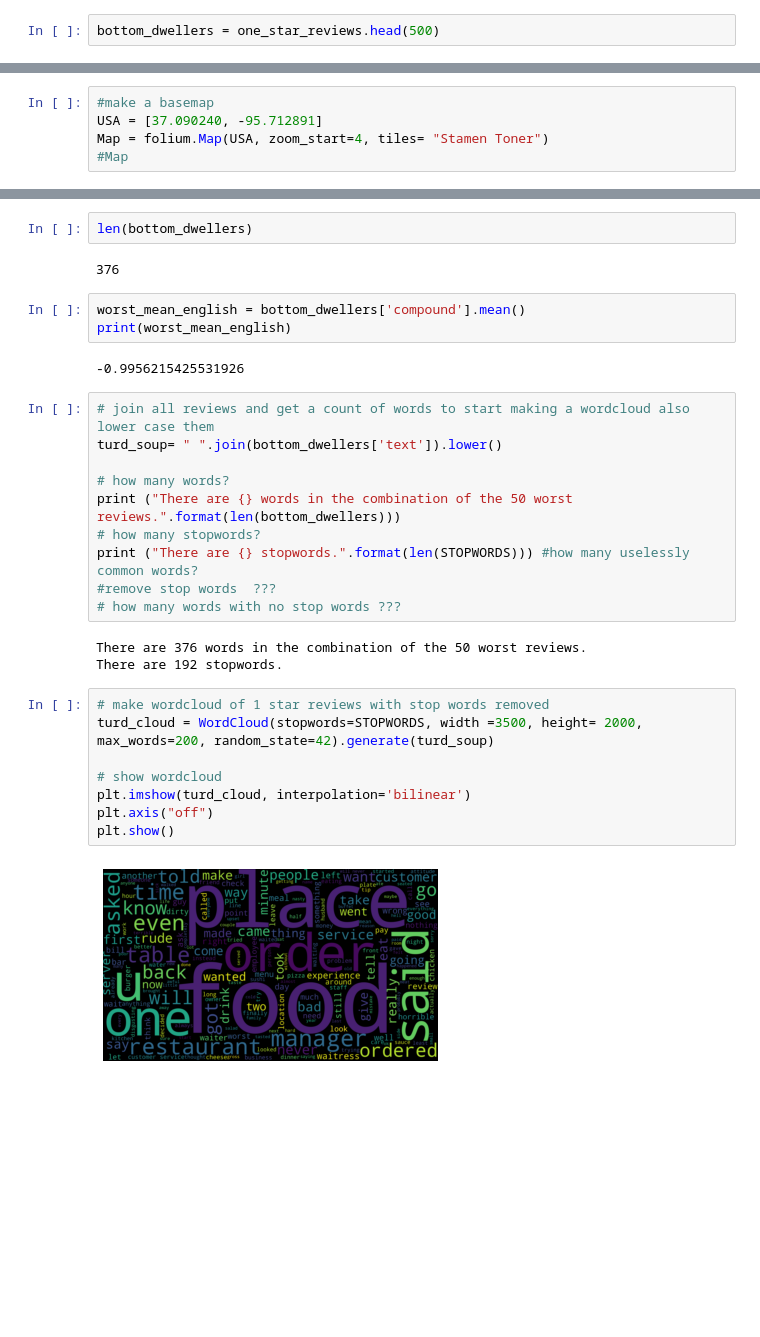
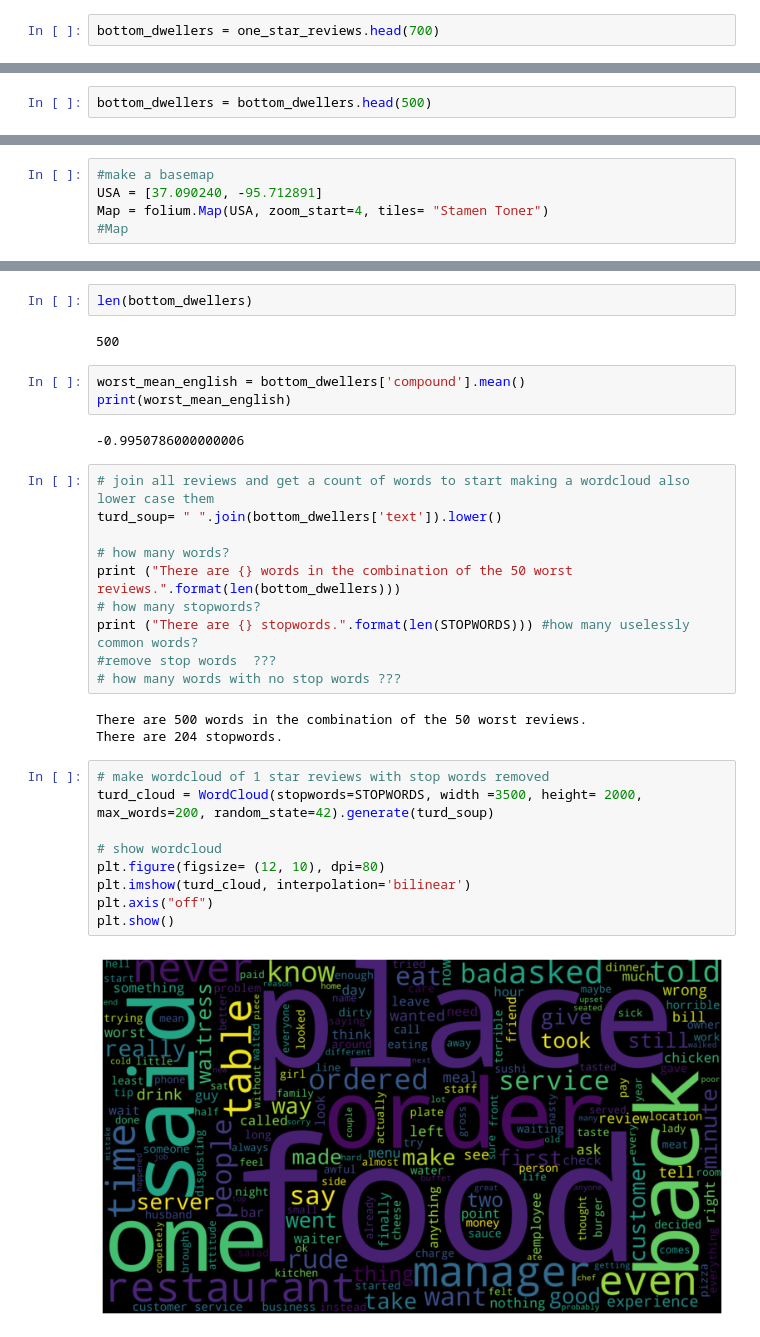
Before and after one commit to TLAbles/Welp, a Jupyter notebook: Welp. A Look at One Star Yelp Reviews.ipynb, the cells around one changed output, grey strips where cells are left out. Drawn from its saved outputs; the diff is of its cells as text; blank space fills up the shorter version.

```diff
--- a/Welp. A Look at One Star Yelp Reviews.ipynb
+++ b/Welp. A Look at One Star Yelp Reviews.ipynb
@@ -250,7 +253,7 @@ print(worst_mean)
 # %% [output]
 -0.9957624000000003
 # %%
-bottom_dwellers = one_star_reviews.head(500)
+bottom_dwellers = one_star_reviews.head(700)
 # %%
 language = [detect_langs(i) for i in bottom_dwellers.text]
 languages = [str(i[0]).split(':')[0] for i in language]
@@ -283,0 +291,2 @@ bottom_dwellers.head()
+# %%
+bottom_dwellers = bottom_dwellers.head(500)
@@ -317,12 +331,12 @@ bottom_dwellers.head()
 # %%
 len(bottom_dwellers)
 # %% [output]
-376
+500
 # %%
 worst_mean_english = bottom_dwellers['compound'].mean()
 print(worst_mean_english)
 # %% [output]
--0.9956215425531926
+-0.9950786000000006
 # %%
 # join all reviews and get a count of words to start making a wordcloud also lower case them
 turd_soup= " ".join(bottom_dwellers['text']).lower()
@@ -334,15 +348,16 @@ print ("There are {} stopwords.".format(len(STOPWORDS))) #how many uselessly com
 #remove stop words  ???
 # how many words with no stop words ???
 # %% [output]
-There are 376 words in the combination of the 50 worst reviews.
-There are 192 stopwords.
+There are 500 words in the combination of the 50 worst reviews.
+There are 204 stopwords.
 # %%
 # make wordcloud of 1 star reviews with stop words removed
 turd_cloud = WordCloud(stopwords=STOPWORDS, width =3500, height= 2000, max_words=200, random_state=42).generate(turd_soup)
 
 # show wordcloud
+plt.figure(figsize= (12, 10), dpi=80)
 plt.imshow(turd_cloud, interpolation='bilinear')
 plt.axis("off")
 plt.show()
 # %% [output]
-[figure, old version]
+[figure, new version]
```
Also changed, not shown: parts of 10 cells of this notebook.
